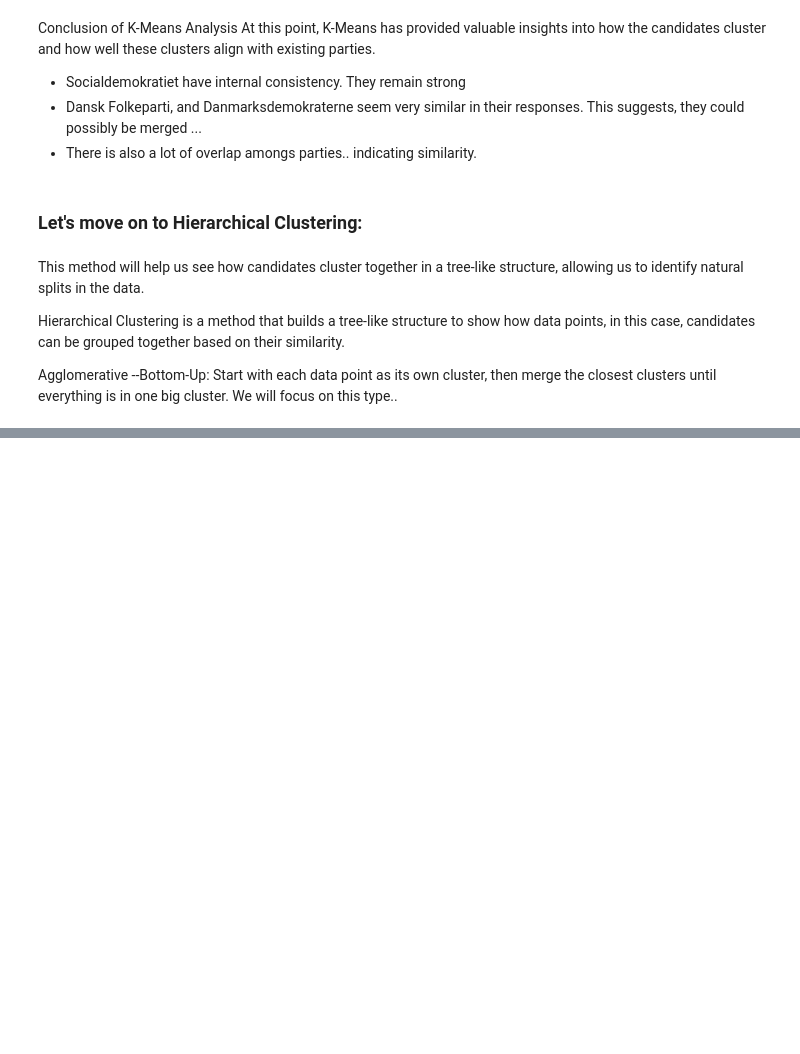
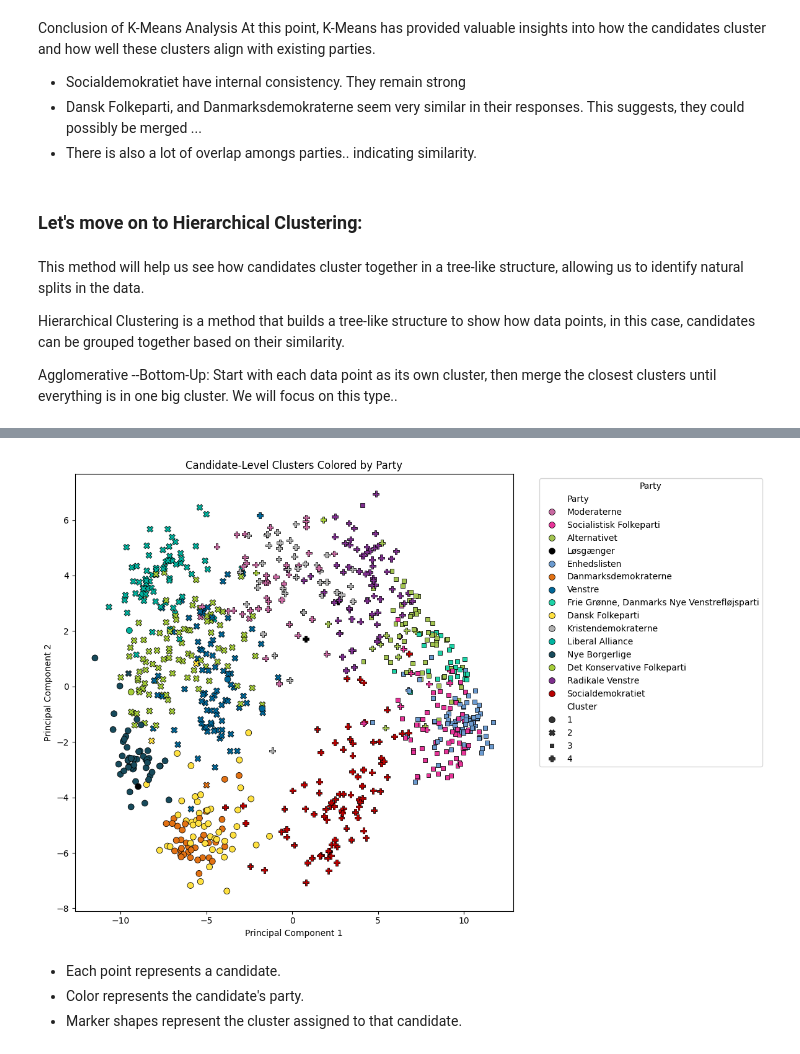
Before and after one commit to saransing/Machine-Learning, a Jupyter notebook: 5. Political Candiate Part 2/5. Candidate Test 2022 II.ipynb, the cells around one changed output, grey strips where cells are left out. Drawn from its saved outputs; the diff is of its cells as text; code cells hidden in the pictures; blank space fills up the shorter version.

```diff
--- a/5. Political Candiate Part 2/5. Candidate Test 2022 II.ipynb
+++ b/5. Political Candiate Part 2/5. Candidate Test 2022 II.ipynb
@@ -554,0 +534,20 @@ IndentationError: unexpected indent (3033623485.py, line 10)
+# %%
+# Count of candidates from each party in each cluster
+
+from scipy.cluster.hierarchy import fcluster
+
+# Cutting the dendrogram at the 100 level based on above.
+n_clusters = 4
+
+clusters = fcluster(linkage_matrix, n_clusters, criterion='maxclust')  # Use 'maxclust' to specify number of clusters
+
+# Add clusters and party names to the data for analysis
+results = answers.copy()  # Create a copy of answers for analysis
+results['Cluster'] = clusters
+results['Party'] = segments['parti'].values  # Add party names from `segments`
+results['Candidate'] = segments['navn'].values  # Add candidate names for reference
+
+# Group by clusters and count the number of candidates from each party in each cluster
+cluster_analysis = results.groupby(['Cluster', 'Party']).size().unstack(fill_value=0)
+
+cluster_analysis
@@ -554,0 +571,30 @@ IndentationError: unexpected indent (3033623485.py, line 10)
+# %%
+from sklearn.decomposition import PCA
+import seaborn as sns
+import matplotlib.pyplot as plt
+
+# Reduce data to 2D using PCA for visualization
+pca = PCA(n_components=2)
+X_pca = pca.fit_transform(answers)
+
+# Create a DataFrame for visualization
+results_pca = pd.DataFrame(X_pca, columns=['PC1', 'PC2'])
+results_pca['Cluster'] = clusters
+results_pca['Party'] = results['Party']  # Add party info
+results_pca['Candidate'] = results['Candidate']  # Add candidate names for reference
+
+# Plot with each candidate's cluster and color by party
+plt.figure(figsize=(12, 8))
+sns.scatterplot(data=results_pca, x='PC1', y='PC2', hue='Party', style='Cluster', palette=party_colors, s=50, edgecolor='k', legend='full')
+plt.title("Candidate-Level Clusters Colored by Party")
+plt.xlabel("Principal Component 1")
+plt.ylabel("Principal Component 2")
+plt.legend(title="Party", bbox_to_anchor=(1.05, 1), loc='upper left')
+plt.tight_layout()
+plt.show()
+# %% [output]
+[figure, added]
+# %% [markdown]
+- Each point represents a candidate.
+- Color represents the candidate's party.
+- Marker shapes represent the cluster assigned to that candidate.
```
Also changed, not shown: parts of 9 cells of this notebook.
